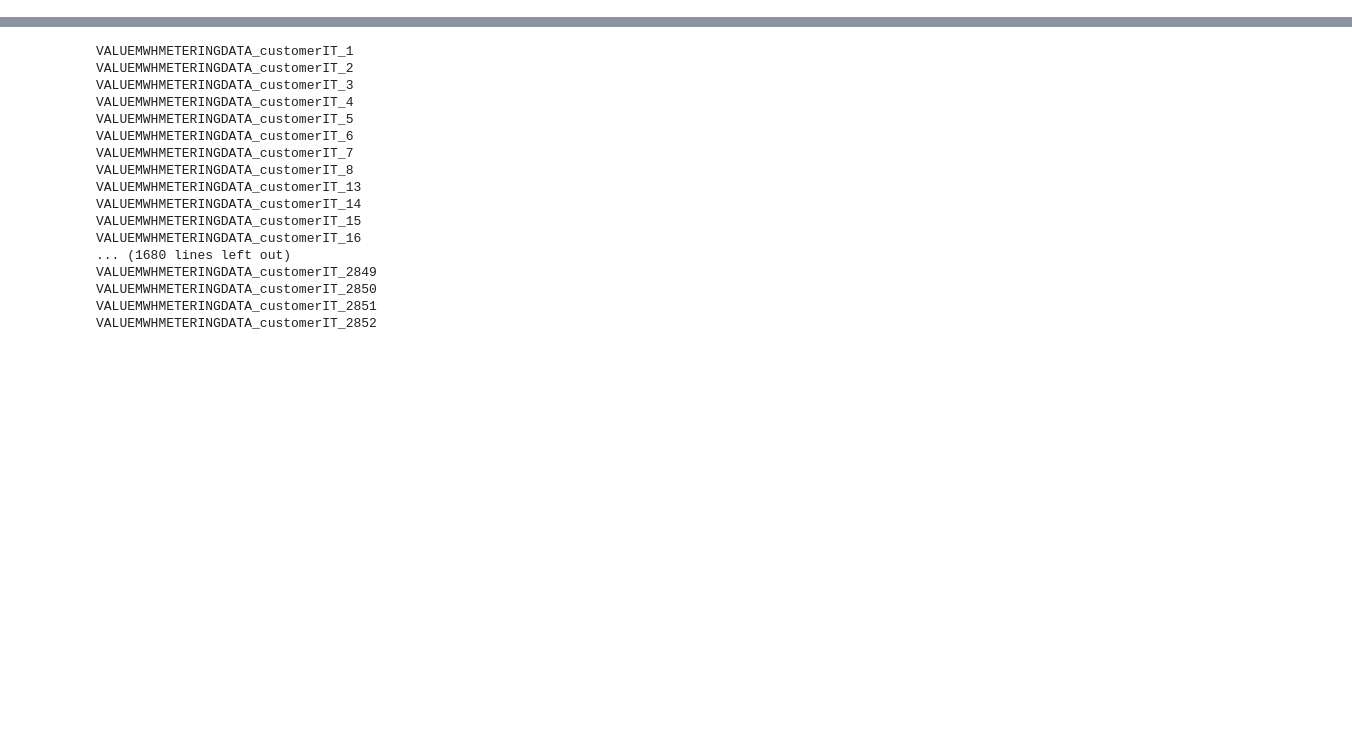
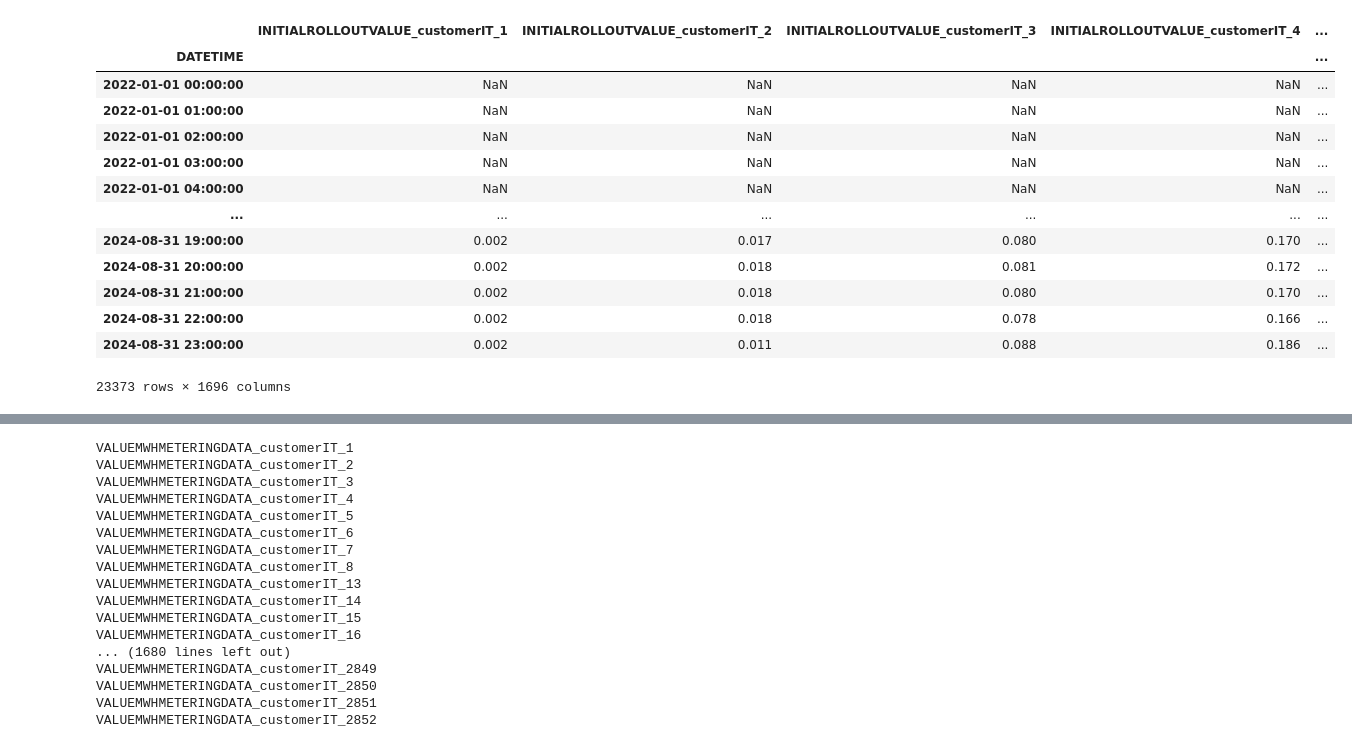
Before and after one commit to shyngys-aitkazinov/data-workspace, a Jupyter notebook: main.ipynb, the cells around one changed output, grey strips where cells are left out. Saved outputs shown, nothing was run; the diff lists cells and outputs as text; code cells hidden in the pictures; blank space fills up the shorter version.

Commit message:
features: dataset generation

```diff
--- a/main.ipynb
+++ b/main.ipynb
@@ -56,12 +54,12 @@ class DatasetEncoding:
     #     time_encoding = time_encoding.to_frame(index=False, name="time")
     #     return time_encoding
 # %%
-import pandas as pd
-import numpy as np
 from os.path import join
 
+import pandas as pd
+
 # depending on your IDE, you might need to add datathon_eth. in front of data
-from data import DataLoader, OurEncoding
+from data import DataLoader, DatasetEncoding
 
 # depending on your IDE, you might need to add datathon_eth. in front of forecast_models
 from forecast_models import SimpleModel
@@ -77,8 +75,11 @@ Train and evaluate the models for IT and ES
 input_path = r"datasets2025"
 output_path = r"outputs"
 
-# Load Datasets
 loader = DataLoader(input_path)
 # features are holidays and temperature
-training_set, features, rollout, holidays = loader.load_data(zone)
-example_results = loader.load_example_solution(zone)
+training_set, features, example_results = loader.load_data(zone)
+
+"""
+EVERYTHING STARTING FROM HERE CAN BE MODIFIED.
+"""
+rollout, holidays = loader.load_additional_data(zone)
@@ -84,0 +148,17 @@ example_results = loader.load_example_solution(zone)
+# %%
+rollout
+# %% [output]
+|  | INITIALROLLOUTVALUE_customerIT_1 | INITIALROLLOUTVALUE_customerIT_2 | INITIALROLLOUTVALUE_customerIT_3 | INITIALROLLOUTVALUE_customerIT_4 | ... |
+| DATETIME |  |  |  |  | ... |
+| 2022-01-01 00:00:00 | NaN | NaN | NaN | NaN | ... |
+| 2022-01-01 01:00:00 | NaN | NaN | NaN | NaN | ... |
+| 2022-01-01 02:00:00 | NaN | NaN | NaN | NaN | ... |
+| 2022-01-01 03:00:00 | NaN | NaN | NaN | NaN | ... |
+| 2022-01-01 04:00:00 | NaN | NaN | NaN | NaN | ... |
+| ... | ... | ... | ... | ... | ... |
+| 2024-08-31 19:00:00 | 0.002 | 0.017 | 0.080 | 0.170 | ... |
+| 2024-08-31 20:00:00 | 0.002 | 0.018 | 0.081 | 0.172 | ... |
+| 2024-08-31 21:00:00 | 0.002 | 0.018 | 0.080 | 0.170 | ... |
+| 2024-08-31 22:00:00 | 0.002 | 0.018 | 0.078 | 0.166 | ... |
+| 2024-08-31 23:00:00 | 0.002 | 0.011 | 0.088 | 0.186 | ... |
+23373 rows × 1696 columns
```
Also changed, not shown: parts of 9 cells of this notebook, 3 other files.
